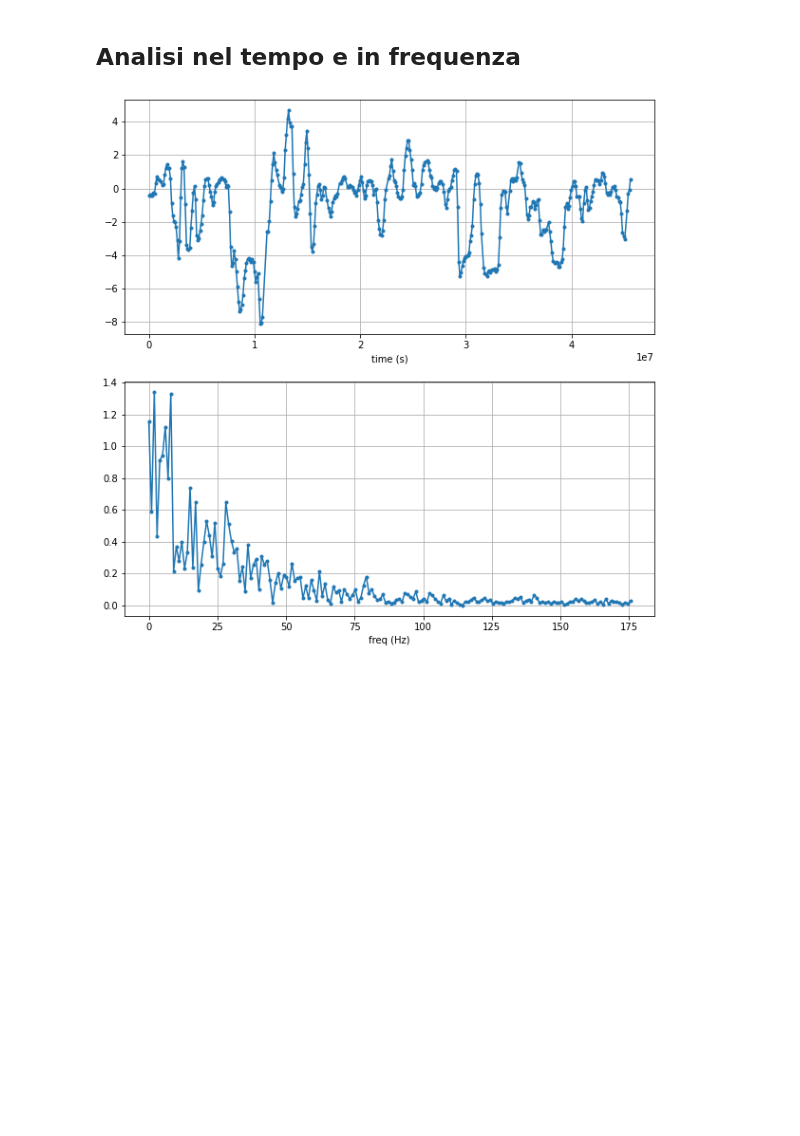
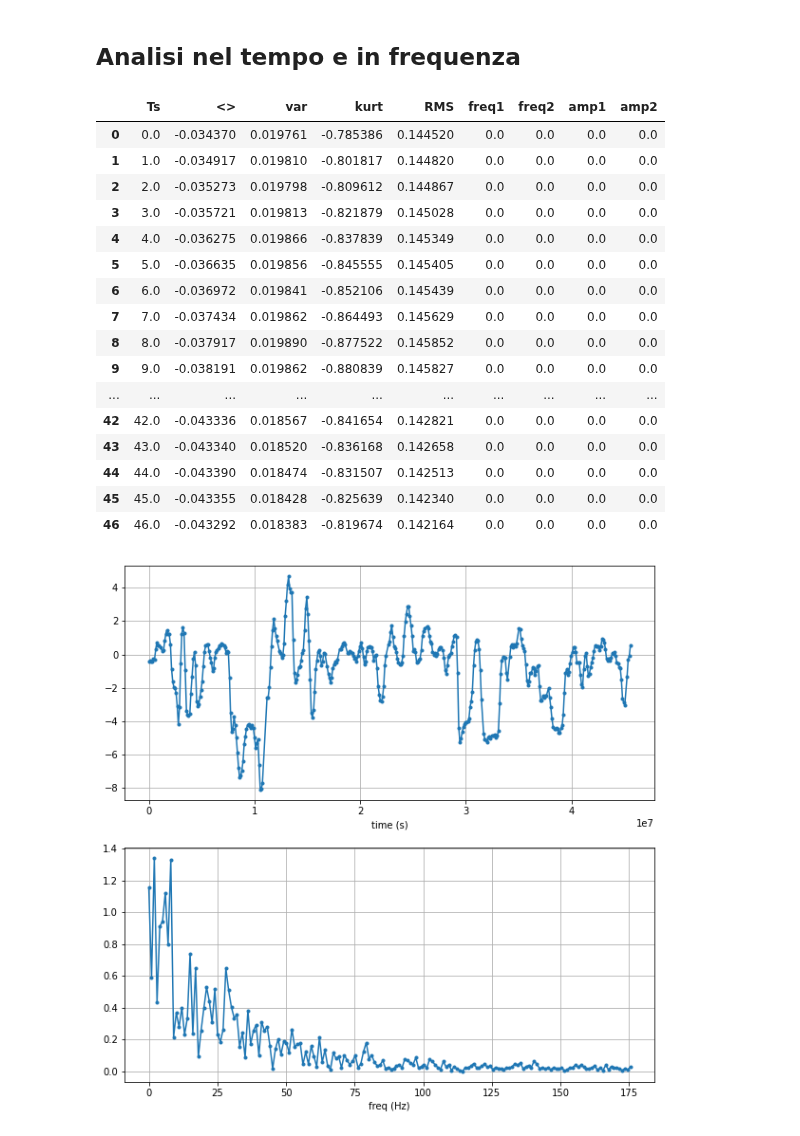
Before and after one commit to ChiaraAmalia/ProgettoManutenzionePreventiva, a Jupyter notebook: M1/NO_FAULT1/nofault_m1.ipynb, the cells around one changed output. Drawn from its saved outputs; the diff is of its cells as text; code cells hidden in the pictures; blank space fills up the shorter version.

```diff
--- a/M1/NO_FAULT1/nofault_m1.ipynb
+++ b/M1/NO_FAULT1/nofault_m1.ipynb
@@ -326,6 +326,54 @@ print(path_file)
 d:\GitHub\ProgettoManutenzionePreventiva\
 # %% [markdown]
 ## Analisi nel tempo e in frequenza
+# %%
+import math
+#Function that Calculate Root Mean Square
+def rmsValue(arr, n):
+    square = 0
+    mean = 0.0
+    root = 0.0
+
+    #Calculate square
+    for i in range(0,n):
+        square += (arr[i]**2)
+
+    #Calculate Mean
+    mean = (square / (float)(n))
+
+    #Calculate Root
+    root = math.sqrt(mean)
+
+    return root
+# %%
+tabGyrX= pd.DataFrame([], columns=['Ts','<>','var','kurt','RMS','freq1','freq2','amp1','amp2'])
+for i in range(int(len(m1_nofault)/350)):
+    GyrX=m1_nofault["GyrX"].iloc[:(i+1*350)+1]
+    mean=GyrX.mean()
+    var=GyrX.var()
+    kurt=GyrX.kurtosis()
+    rms=rmsValue(GyrX,len(GyrX))
+    val={'Ts':i,'<>':mean,'var':var,'kurt':kurt,'RMS':rms,'freq1':0,'freq2':0,'amp1':0,'amp2':0}
+    tabGyrX=tabGyrX.append(val,ignore_index=True)
+display(tabGyrX)
+# %% [output]
+|  | Ts | <> | var | kurt | RMS | freq1 | freq2 | amp1 | amp2 |
+| 0 | 0.0 | -0.034370 | 0.019761 | -0.785386 | 0.144520 | 0.0 | 0.0 | 0.0 | 0.0 |
+| 1 | 1.0 | -0.034917 | 0.019810 | -0.801817 | 0.144820 | 0.0 | 0.0 | 0.0 | 0.0 |
+| 2 | 2.0 | -0.035273 | 0.019798 | -0.809612 | 0.144867 | 0.0 | 0.0 | 0.0 | 0.0 |
+| 3 | 3.0 | -0.035721 | 0.019813 | -0.821879 | 0.145028 | 0.0 | 0.0 | 0.0 | 0.0 |
+| 4 | 4.0 | -0.036275 | 0.019866 | -0.837839 | 0.145349 | 0.0 | 0.0 | 0.0 | 0.0 |
+| 5 | 5.0 | -0.036635 | 0.019856 | -0.845555 | 0.145405 | 0.0 | 0.0 | 0.0 | 0.0 |
+| 6 | 6.0 | -0.036972 | 0.019841 | -0.852106 | 0.145439 | 0.0 | 0.0 | 0.0 | 0.0 |
+| 7 | 7.0 | -0.037434 | 0.019862 | -0.864493 | 0.145629 | 0.0 | 0.0 | 0.0 | 0.0 |
+| 8 | 8.0 | -0.037917 | 0.019890 | -0.877522 | 0.145852 | 0.0 | 0.0 | 0.0 | 0.0 |
+| 9 | 9.0 | -0.038191 | 0.019862 | -0.880839 | 0.145827 | 0.0 | 0.0 | 0.0 | 0.0 |
+| ... | ... | ... | ... | ... | ... | ... | ... | ... | ... |
+| 42 | 42.0 | -0.043336 | 0.018567 | -0.841654 | 0.142821 | 0.0 | 0.0 | 0.0 | 0.0 |
+| 43 | 43.0 | -0.043340 | 0.018520 | -0.836168 | 0.142658 | 0.0 | 0.0 | 0.0 | 0.0 |
+| 44 | 44.0 | -0.043390 | 0.018474 | -0.831507 | 0.142513 | 0.0 | 0.0 | 0.0 | 0.0 |
+| 45 | 45.0 | -0.043355 | 0.018428 | -0.825639 | 0.142340 | 0.0 | 0.0 | 0.0 | 0.0 |
+| 46 | 46.0 | -0.043292 | 0.018383 | -0.819674 | 0.142164 | 0.0 | 0.0 | 0.0 | 0.0 |
 # %%
 t = m1_nofault["TimeUS"] #tempo in microsecondi
 y = m1_nofault["Pitch"] #pitch
```
